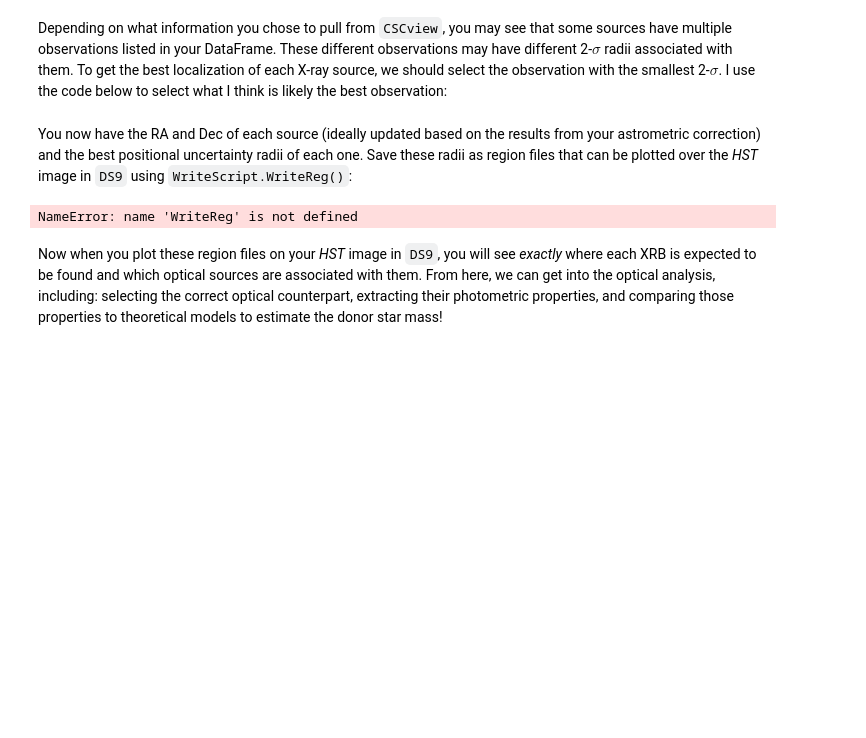
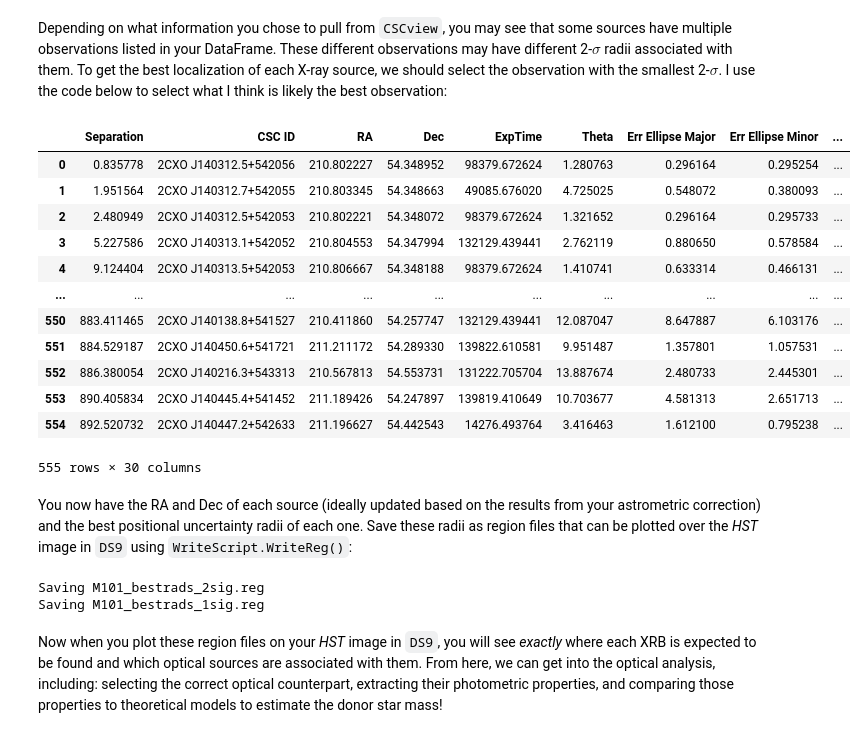
Before and after one commit to QosmicQi/XRBID, a Jupyter notebook: _sources/chapters/astrometry.ipynb, the cells around one changed output. Drawn from its saved outputs; the diff is of its cells as text; code cells hidden in the pictures; blank space fills up the shorter version.

```diff
--- a/_sources/chapters/astrometry.ipynb
+++ b/_sources/chapters/astrometry.ipynb
@@ -34,17 +34,17 @@ from DataFrameMod import RemoveElse, FindUnique
 %run DataFrameMod.py
 from Align import CorrectAstrometry
 %run Align.py
-cd('../')
+cd('../testdata')
 
 # Reading in sources from the DataFrame containing all of the X-ray sources
 # You can use pd.read_csv() instead of LoadSources, if you prefer
-M101_CSC = LoadSources("testdata/cscresults_M101.frame")
+M101_CSC = LoadSources("cscresults_M101.frame")
 
 # Find X-ray sources with a unique CSC ID,
 # in case multiple rows in the the DataFrame have the same CSC ID
 M101_unique = FindUnique(M101_CSC, header="CSC ID")
 
 # Saving M101 to a region file that can be opened in DS9
-WriteReg(M101_unique, outfile="testdata/M101_cscsources.reg", idname="CSC ID", radius=50, width=2,
+WriteReg(M101_unique, outfile="M101_cscsources.reg", idname="CSC ID", radius=50, width=2,
          color="hotpink", showlabel=True)
 # %% [output]
@@ -170,40 +170,58 @@ Depending on what information you chose to pull from `CSCview`, you may see that
 # %%
 ids = FindUnique(M101_CSC, header="CSC ID")["CSC ID"].values.tolist()
 M101_best = BuildFrame()
 
 for i in ids:
     # Search for all instances of each source
     Temp = Find(M101_CSC, "CSC ID = " + i)
 
+    # If none of the events have a valid count, try to avoid sources where counts = NaN
+    if len(Find(Temp, ["Counts != NaN", "Theta != NaN"])) > 0:
+        Temp = Find(Temp, ["Counts != NaN", "Theta != NaN"])
+
     # Specifically focus on those with a valid number of counts
     if len(Find(Temp, "Counts > 0")) > 0:
         Temp = Find(Temp, ["Counts > 0"])
-
-    # If none of the events have a valid count, try to avoid sources where counts = NaN
-    elif len(Find(Temp, "Counts != NaN")) > 0:
-        Temp = Find(Temp, "Counts != NaN")
 
     # Otherwise, all instances with counts = 0 have the same measurements, so it doesn't matter
     else: pass;
 
     # Take the source with the smallest 2sig. If there's more than one, take the first on the list.
     Tempbest = Find(Temp, "2Sig =< " + str(min(Temp["2Sig"]))).iloc[:1]
 
     # Add the chosen source observation to the new DataFrame
     M101_best = pd.concat([M101_best, Tempbest], ignore_index=True)
 
-M101_best
+# Saving results to a DataFrame file
+M101_best.to_csv("M101_csc_bestrads.frame")
+
+display(M101_best)
+# %% [output]
+|  | Separation | CSC ID | RA | Dec | ExpTime | Theta | Err Ellipse Major | Err Ellipse Minor | ... |
+| 0 | 0.835778 | 2CXO J140312.5+542056 | 210.802227 | 54.348952 | 98379.672624 | 1.280763 | 0.296164 | 0.295254 | ... |
+| 1 | 1.951564 | 2CXO J140312.7+542055 | 210.803345 | 54.348663 | 49085.676020 | 4.725025 | 0.548072 | 0.380093 | ... |
+| 2 | 2.480949 | 2CXO J140312.5+542053 | 210.802221 | 54.348072 | 98379.672624 | 1.321652 | 0.296164 | 0.295733 | ... |
+| 3 | 5.227586 | 2CXO J140313.1+542052 | 210.804553 | 54.347994 | 132129.439441 | 2.762119 | 0.880650 | 0.578584 | ... |
+| 4 | 9.124404 | 2CXO J140313.5+542053 | 210.806667 | 54.348188 | 98379.672624 | 1.410741 | 0.633314 | 0.466131 | ... |
+| ... | ... | ... | ... | ... | ... | ... | ... | ... | ... |
+| 550 | 883.411465 | 2CXO J140138.8+541527 | 210.411860 | 54.257747 | 132129.439441 | 12.087047 | 8.647887 | 6.103176 | ... |
+| 551 | 884.529187 | 2CXO J140450.6+541721 | 211.211172 | 54.289330 | 139822.610581 | 9.951487 | 1.357801 | 1.057531 | ... |
+| 552 | 886.380054 | 2CXO J140216.3+543313 | 210.567813 | 54.553731 | 131222.705704 | 13.887674 | 2.480733 | 2.445301 | ... |
+| 553 | 890.405834 | 2CXO J140445.4+541452 | 211.189426 | 54.247897 | 139819.410649 | 10.703677 | 4.581313 | 2.651713 | ... |
+| 554 | 892.520732 | 2CXO J140447.2+542633 | 211.196627 | 54.442543 | 14276.493764 | 3.416463 | 1.612100 | 0.795238 | ... |
+555 rows × 30 columns
 # %% [markdown]
 You now have the RA and Dec of each source (ideally updated based on the results from your astrometric correction) and the best positional uncertainty radii of each one. Save these radii as region files that can be plotted over the *HST* image in `DS9` using `WriteScript.WriteReg()`:
 # %%
 # Saving the 1 and 2 sigma region files for DS9 use.
 # The 2sig region files have the CSC ID printed above each source.
 WriteReg(M101_best, radius=M101_best['2Sig'].values.tolist(), radunit='arcsec', \
-         idname="CSC ID", showlabel=True, outfile='testdata/M101_bestrads_2sig.reg')
+         idname="CSC ID", showlabel=True, outfile='M101_bestrads_2sig.reg')
 WriteReg(M101_best, radius=M101_best['1Sig'].values.tolist(), radunit='arcsec', \
-         outfile='testdata/M101_bestrads_1sig.reg')
+         outfile='M101_bestrads_1sig.reg')
 # %% [output]
-NameError: name 'WriteReg' is not defined
+Saving M101_bestrads_2sig.reg
+Saving M101_bestrads_1sig.reg
 # %% [markdown]
 Now when you plot these region files on your *HST* image in `DS9`, you will see *exactly* where each XRB is expected to be found and which optical sources are associated with them. From here, we can get into the optical analysis, including: selecting the correct optical counterpart, extracting their photometric properties, and comparing those properties to theoretical models to estimate the donor star mass!
 # %% [markdown]
```
Also changed, not shown: parts of 5 cells of this notebook, 17 other files.
